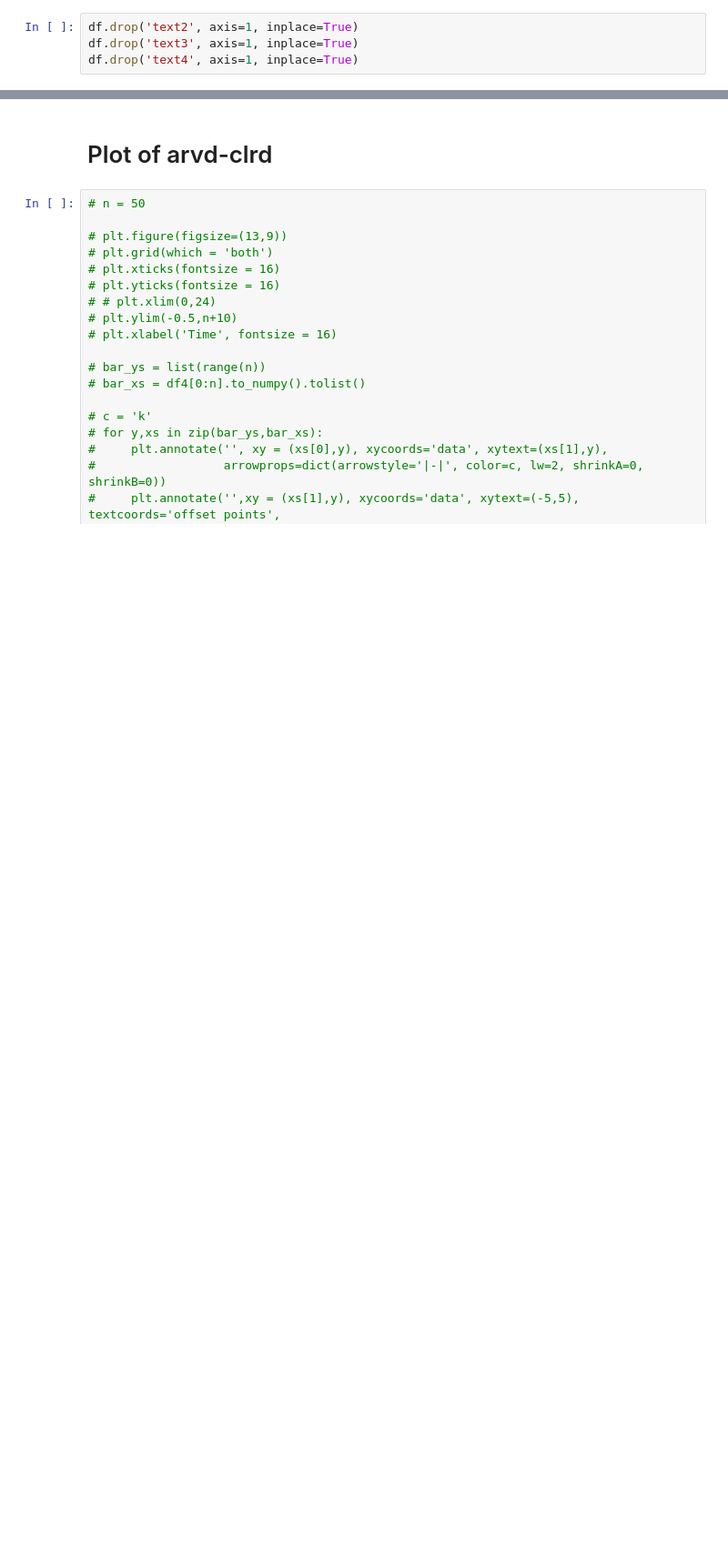
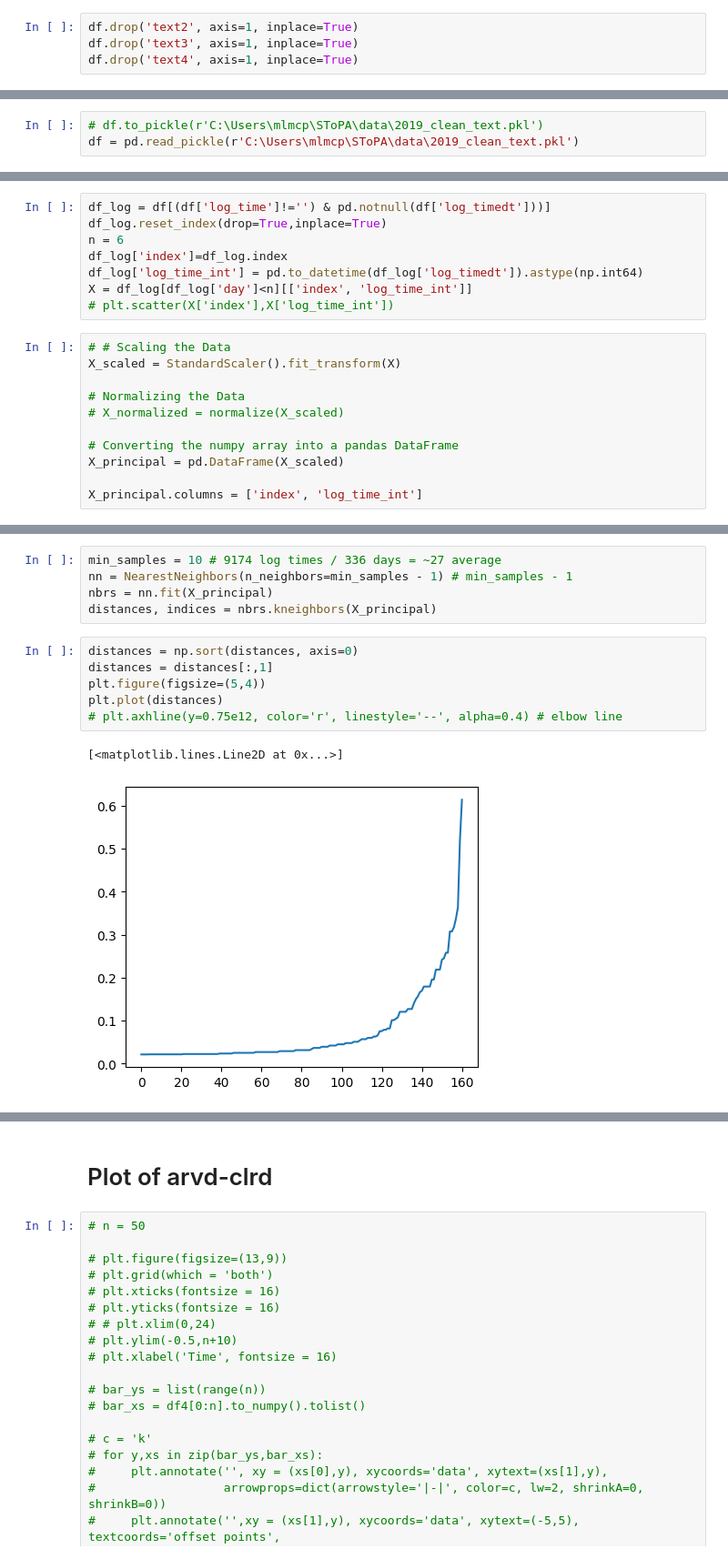
Before and after one commit to mmcpike/SToPA, a Jupyter notebook: notebooks/clean_text.ipynb, the cells around one changed output, grey strips where cells are left out. Shown: that part at 91% size. Cells and saved outputs as stored; diff of their text form; blank space fills up the shorter version.

```diff
--- a/notebooks/clean_text.ipynb
+++ b/notebooks/clean_text.ipynb
@@ -157,0 +215,3 @@ df['sec'] = df['timestamp'].str[4:6]
+# %%
+# df.to_pickle(r'C:\Users\mlmcp\SToPA\data\2019_clean_text.pkl')
+df = pd.read_pickle(r'C:\Users\mlmcp\SToPA\data\2019_clean_text.pkl')
@@ -157,0 +227,19 @@ df['sec'] = df['timestamp'].str[4:6]
+# %%
+df_log = df[(df['log_time']!='') & pd.notnull(df['log_timedt']))]
+df_log.reset_index(drop=True,inplace=True)
+n = 6
+df_log['index']=df_log.index
+df_log['log_time_int'] = pd.to_datetime(df_log['log_timedt']).astype(np.int64)
+X = df_log[df_log['day']<n][['index', 'log_time_int']]
+# plt.scatter(X['index'],X['log_time_int'])
+# %%
+# # Scaling the Data
+X_scaled = StandardScaler().fit_transform(X)
+
+# Normalizing the Data
+# X_normalized = normalize(X_scaled)
+
+# Converting the numpy array into a pandas DataFrame
+X_principal = pd.DataFrame(X_scaled)
+
+X_principal.columns = ['index', 'log_time_int']
@@ -157,0 +248,14 @@ df['sec'] = df['timestamp'].str[4:6]
+# %%
+min_samples = 10 # 9174 log times / 336 days = ~27 average
+nn = NearestNeighbors(n_neighbors=min_samples - 1) # min_samples - 1
+nbrs = nn.fit(X_principal)
+distances, indices = nbrs.kneighbors(X_principal)
+# %%
+distances = np.sort(distances, axis=0)
+distances = distances[:,1]
+plt.figure(figsize=(5,4))
+plt.plot(distances)
+# plt.axhline(y=0.75e12, color='r', linestyle='--', alpha=0.4) # elbow line
+# %% [output]
+[<matplotlib.lines.Line2D at 0x...>]
+[figure, added]
```
Also changed, not shown: parts of 68 cells of this notebook, 4 other files.
